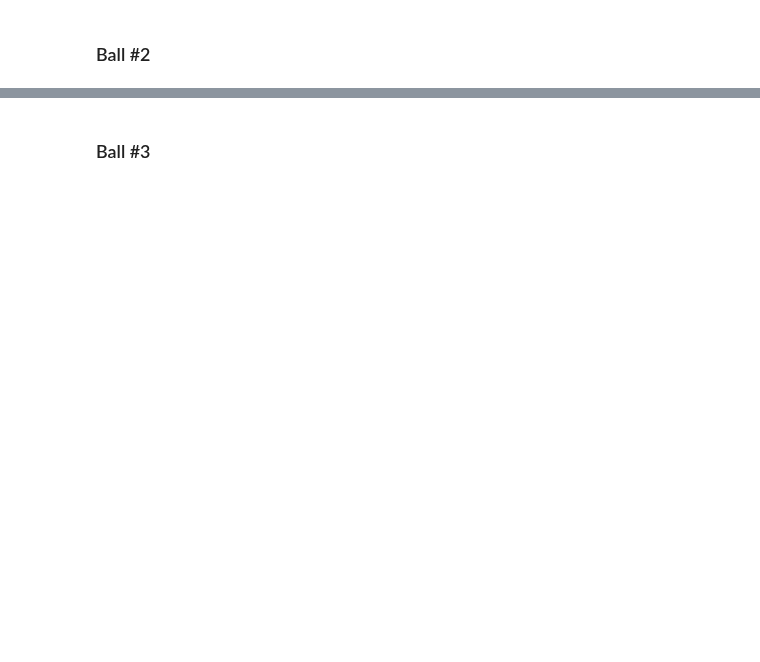
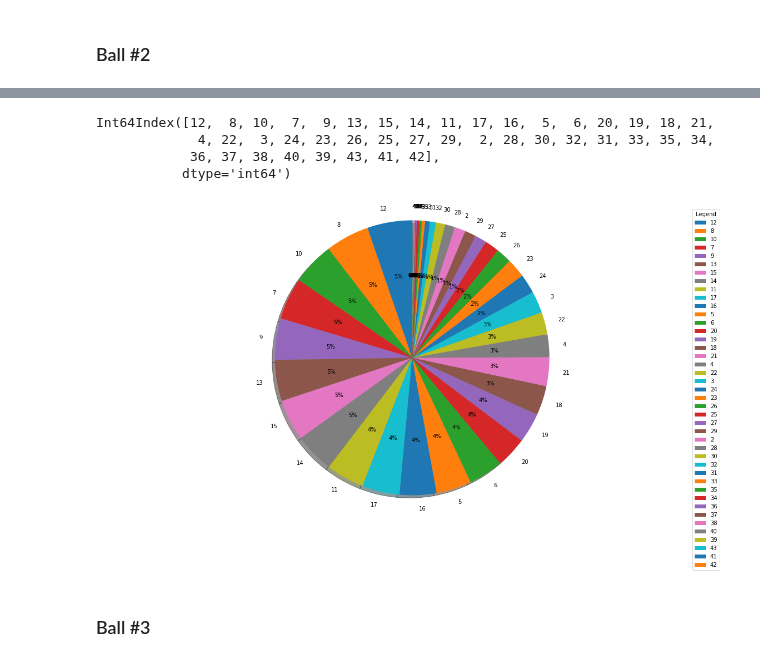
Before and after one commit to JesseScott/Lotto649, a Jupyter notebook: lotto.ipynb, the cells around one changed output, grey strips where cells are left out. Drawn from its saved outputs; the diff is of its cells as text; code cells hidden in the pictures; blank space fills up the shorter version.

```diff
--- a/lotto.ipynb
+++ b/lotto.ipynb
@@ -171,3 +190,22 @@ b2vc.plot(kind='bar')
+# %%
+b2vc_vals = b2vc.index
+b2vc_vals
+# %% [output]
+Int64Index([12,  8, 10,  7,  9, 13, 15, 14, 11, 17, 16,  5,  6, 20, 19, 18, 21,
+             4, 22,  3, 24, 23, 26, 25, 27, 29,  2, 28, 30, 32, 31, 33, 35, 34,
+            36, 37, 38, 40, 39, 43, 41, 42],
+           dtype='int64')
+# %%
+fig1, ax1 = plt.subplots()
+
+explode = (0.05, 0)
+
+ax1.pie(b2vc, autopct='%1.0f%%', labels=b2vc_vals, shadow=True, startangle=90)
+ax1.axis('equal')
+plt.legend(title="Legend")
+plt.show()
+# %% [output]
+[figure, added]
 # %% [markdown]
 ### Ball #3
 # %%
```
Also changed, not shown: parts of 33 cells of this notebook, 2 other files.
